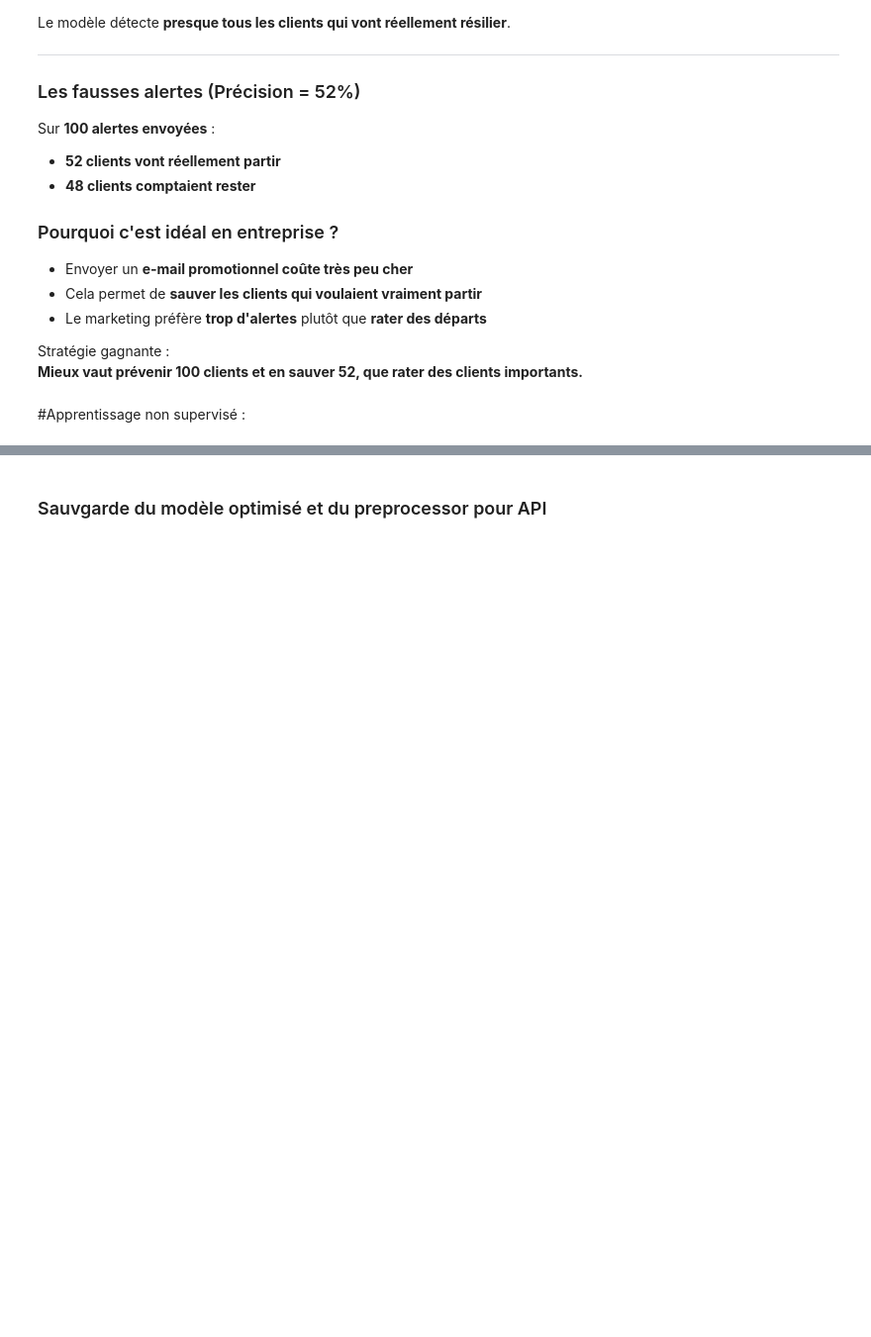
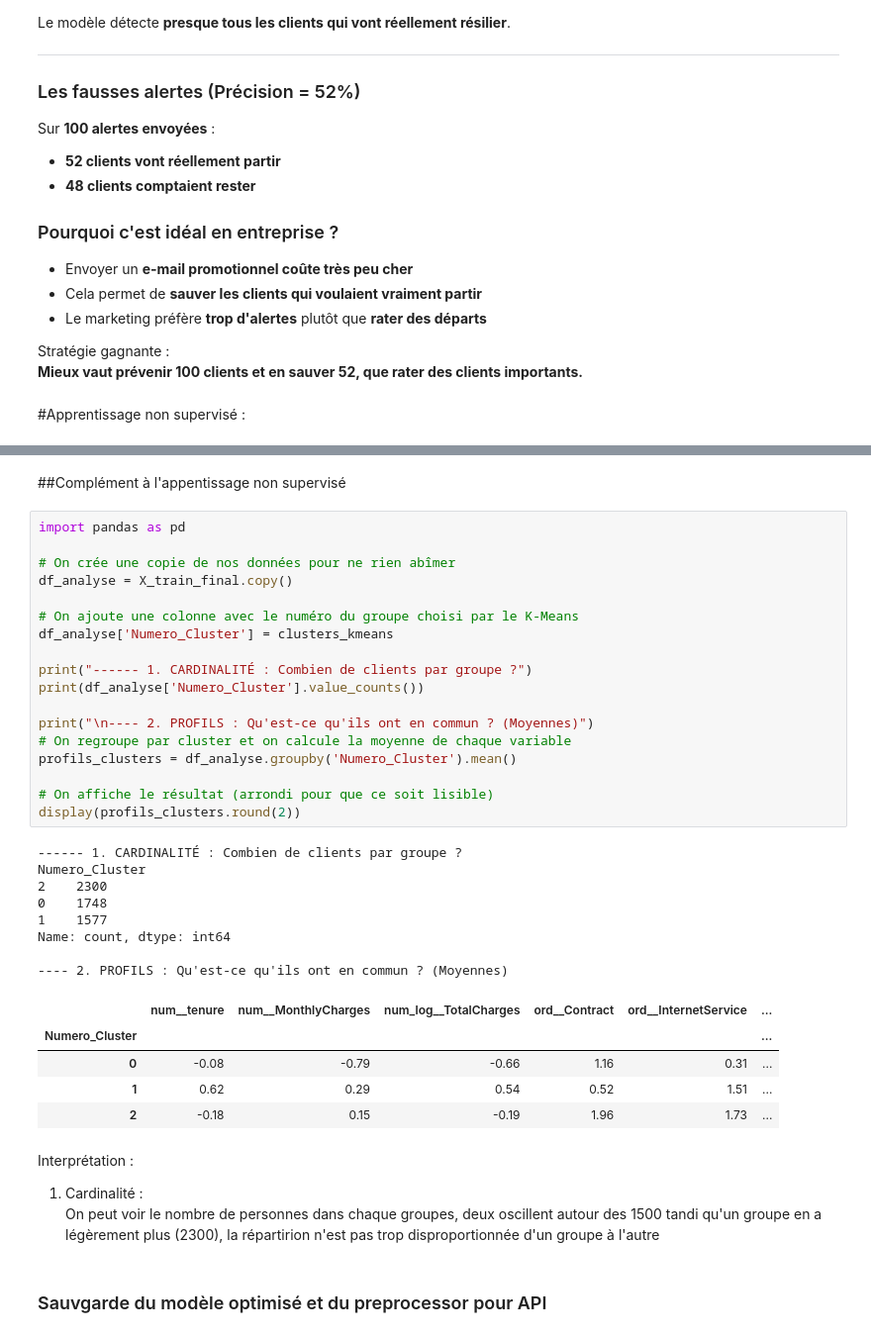
Before and after one commit to thomasripoll91-star/python_data_science, a Jupyter notebook: eda.ipynb, the cells around one changed output, grey strips where cells are left out. Shown at 99% size. Cells and saved outputs as stored; diff of their text form; blank space fills up the shorter version.

```diff
--- a/eda.ipynb
+++ b/eda.ipynb
@@ -1183,3 +1257,42 @@ Stratégie gagnante :
+# %% [markdown]
+##Complément à l'appentissage non supervisé
+# %%
+import pandas as pd
+
+# On crée une copie de nos données pour ne rien abîmer
+df_analyse = X_train_final.copy()
+
+# On ajoute une colonne avec le numéro du groupe choisi par le K-Means
+df_analyse['Numero_Cluster'] = clusters_kmeans
+
+print("------ 1. CARDINALITÉ : Combien de clients par groupe ?")
+print(df_analyse['Numero_Cluster'].value_counts())
+
+print("\n---- 2. PROFILS : Qu'est-ce qu'ils ont en commun ? (Moyennes)")
+# On regroupe par cluster et on calcule la moyenne de chaque variable
+profils_clusters = df_analyse.groupby('Numero_Cluster').mean()
+
+# On affiche le résultat (arrondi pour que ce soit lisible)
+display(profils_clusters.round(2))
+# %% [output]
+------ 1. CARDINALITÉ : Combien de clients par groupe ?
+Numero_Cluster
+2    2300
+0    1748
+1    1577
+Name: count, dtype: int64
+
+---- 2. PROFILS : Qu'est-ce qu'ils ont en commun ? (Moyennes)
+|  | num__tenure | num__MonthlyCharges | num_log__TotalCharges | ord__Contract | ord__InternetService | ... |
+| Numero_Cluster |  |  |  |  |  | ... |
+| 0 | -0.08 | -0.79 | -0.66 | 1.16 | 0.31 | ... |
+| 1 | 0.62 | 0.29 | 0.54 | 0.52 | 1.51 | ... |
+| 2 | -0.18 | 0.15 | -0.19 | 1.96 | 1.73 | ... |
+# %% [markdown]
+Interprétation :
+
+1. Cardinalité :
+On peut voir le nombre de personnes dans chaque groupes, deux oscillent autour des 1500 tandi qu'un groupe en a légèrement plus (2300), la répartirion n'est pas trop disproportionnée d'un groupe à l'autre
 # %% [markdown]
 ### Sauvgarde du modèle optimisé et du preprocessor pour API
 # %%
```
Also changed, not shown: parts of 3 cells of this notebook.
